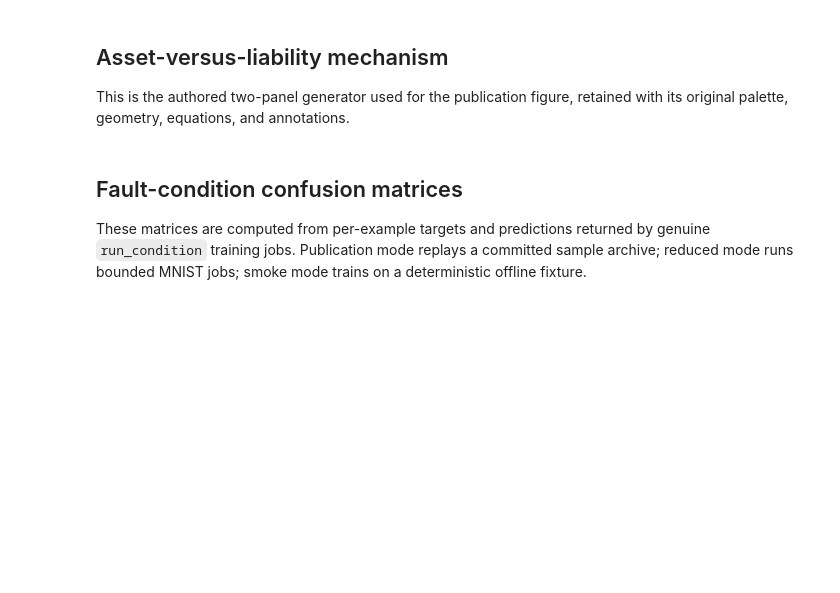
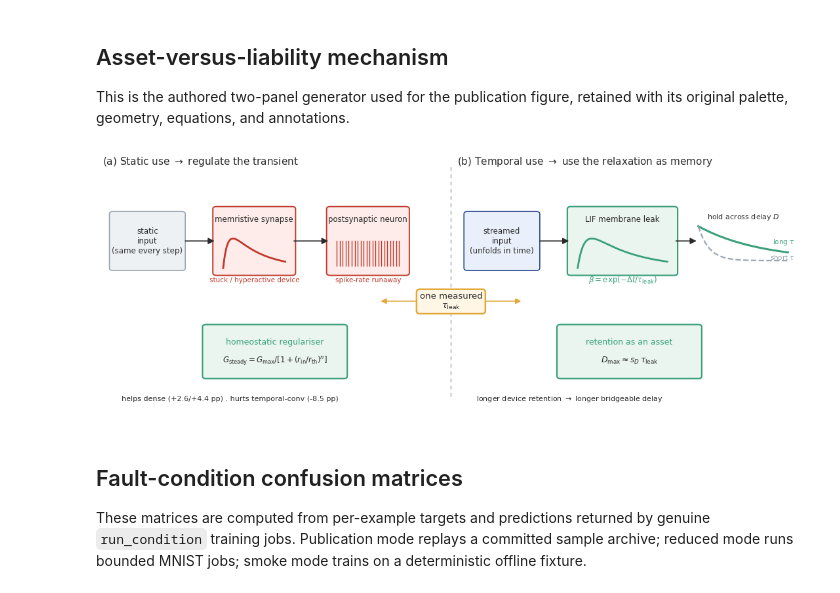
Before and after one commit to hyperionx/mnn-torch, a Jupyter notebook: experiments/02_homeostasis.ipynb, the cells around one changed output. Drawn from its saved outputs; the diff is of its cells as text; code cells hidden in the pictures; blank space fills up the shorter version.

```diff
--- a/experiments/02_homeostasis.ipynb
+++ b/experiments/02_homeostasis.ipynb
@@ -390,36 +404,38 @@ for x0, x1 in [(0.235, 0.33), (0.55, 0.66)]:
 axL.add_patch(FancyBboxPatch((0.30, 0.16), 0.40, 0.20, boxstyle="round,pad=0.01", fc="#eaf5ef", ec=TEAL, lw=1.6))
 axL.text(0.50, 0.29, "homeostatic regulariser", ha="center", fontsize=9, color=TEAL)
 axL.text(0.50, 0.215, r"$G_{\rm steady}=G_{\max}/[1+(r_{\rm in}/r_{\rm th})^{n}]$", ha="center", fontsize=8.5, color=INK)
-axL.add_patch(FancyArrowPatch((0.60, 0.365), (0.77, 0.575), arrowstyle="-|>", mutation_scale=13, color=TEAL, lw=1.4))
+# axL.add_patch(FancyArrowPatch((0.60, 0.365), (0.77, 0.575), arrowstyle="-|>", mutation_scale=13, color=TEAL, lw=1.4))
 axL.text(0.055, 0.06, "helps dense (+2.6/+4.4 pp) . hurts temporal-conv (-8.5 pp)", fontsize=8, color=INK)
 
 # (b) ASSET
 axR.set_title(r"(b) Temporal use $\rightarrow$ use the relaxation as memory", fontsize=11, color=INK, loc="left")
 axR.add_patch(FancyBboxPatch((0.03, 0.60), 0.20, 0.22, boxstyle="round,pad=0.01", fc="#eaf0fb", ec=BLUE, lw=1.2))
 axR.text(0.13, 0.71, "streamed\ninput\n(unfolds in time)", ha="center", va="center", fontsize=8.5, color=INK)
 axR.add_patch(FancyBboxPatch((0.33, 0.58), 0.30, 0.26, boxstyle="round,pad=0.01", fc="#eaf5ef", ec=TEAL, lw=1.6))
 axR.text(0.48, 0.79, "LIF membrane leak", ha="center", fontsize=8.5, color=INK)
 transient(axR, 0.35, 0.60, 0.26, 0.12, TEAL)
 axR.text(0.48, 0.545, r"$\beta=\exp(-\Delta t/\tau_{\rm leak})$", ha="center", fontsize=8.5, color=TEAL)
 axR.add_patch(FancyArrowPatch((0.235, 0.71), (0.33, 0.71), arrowstyle="-|>", mutation_scale=14, color=INK, lw=1.2))
 axR.text(0.83, 0.80, "hold across delay $D$", ha="center", fontsize=8, color=INK)
 g = np.linspace(0, 1, 100)
 axR.plot(0.70 + g * 0.26, 0.63 + 0.14 * np.exp(-g / 0.7), color=TEAL, lw=2.2)
 axR.plot(0.70 + g * 0.26, 0.63 + 0.14 * np.exp(-g / 0.12), color=GREY, lw=1.6, ls="--")
 axR.text(0.98, 0.70, r"long $\tau$", fontsize=7.5, color=TEAL, ha="right")
 axR.text(0.98, 0.635, r"short $\tau$", fontsize=7.5, color=GREY, ha="right")
 axR.add_patch(FancyArrowPatch((0.63, 0.71), (0.70, 0.71), arrowstyle="-|>", mutation_scale=14, color=INK, lw=1.2))
 axR.add_patch(FancyBboxPatch((0.30, 0.16), 0.40, 0.20, boxstyle="round,pad=0.01", fc="#eaf5ef", ec=TEAL, lw=1.6))
 axR.text(0.50, 0.29, "retention as an asset", ha="center", fontsize=9, color=TEAL)
 axR.text(0.50, 0.215, r"$D_{\max}\approx s_D\,\tau_{\rm leak}$", ha="center", fontsize=9, color=INK)
 axR.text(0.055, 0.06, r"longer device retention $\rightarrow$ longer bridgeable delay", fontsize=8, color=INK)
 
 fig.tight_layout(rect=(0, 0, 1, 0.97))
 fig.lines.append(plt.Line2D([0.5, 0.5], [0.10, 0.90], transform=fig.transFigure, color=GREY, lw=1.0, ls=(0, (4, 4))))
 fig.text(0.5, 0.43, "one measured\n" + r"$\tau_{\rm leak}$", ha="center", va="center", fontsize=9.5, color=INK, bbox=dict(boxstyle="round,pad=0.35", fc="#fff6e6", ec=AMBER, lw=1.8))
 fig.patches.append(FancyArrowPatch((0.47, 0.43), (0.40, 0.43), transform=fig.transFigure, arrowstyle="-|>", mutation_scale=12, color=AMBER, lw=1.3))
 fig.patches.append(FancyArrowPatch((0.53, 0.43), (0.60, 0.43), transform=fig.transFigure, arrowstyle="-|>", mutation_scale=12, color=AMBER, lw=1.3))
 finish(fig, "fig_liability_asset.png", {"generator": "gen_liability_asset", "version": 1}, ROOT / "experiments" / "assets" / "references" / "fig_liability_asset.png", dpi=200, bbox_inches=None)
+# %% [output]
+[figure, added]
 # %% [markdown]
 ## Fault-condition confusion matrices
 
```
Also changed, not shown: parts of 5 cells of this notebook, 17 other files.
